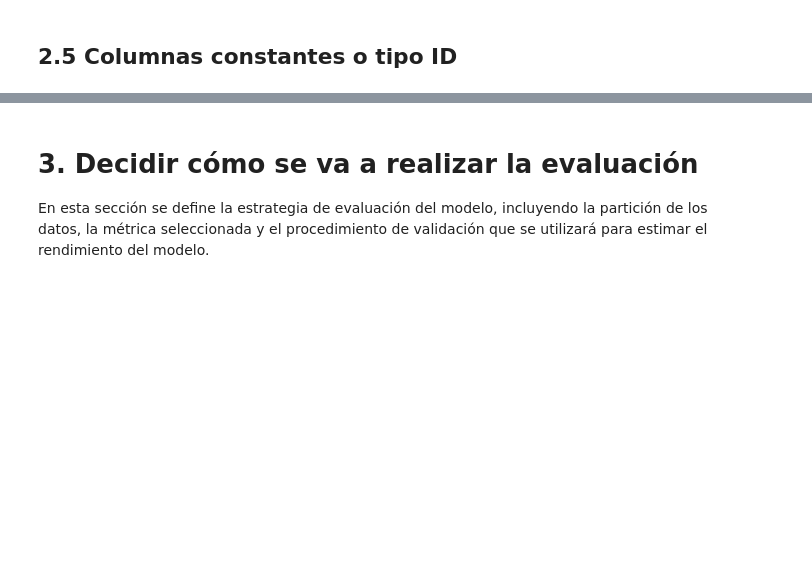
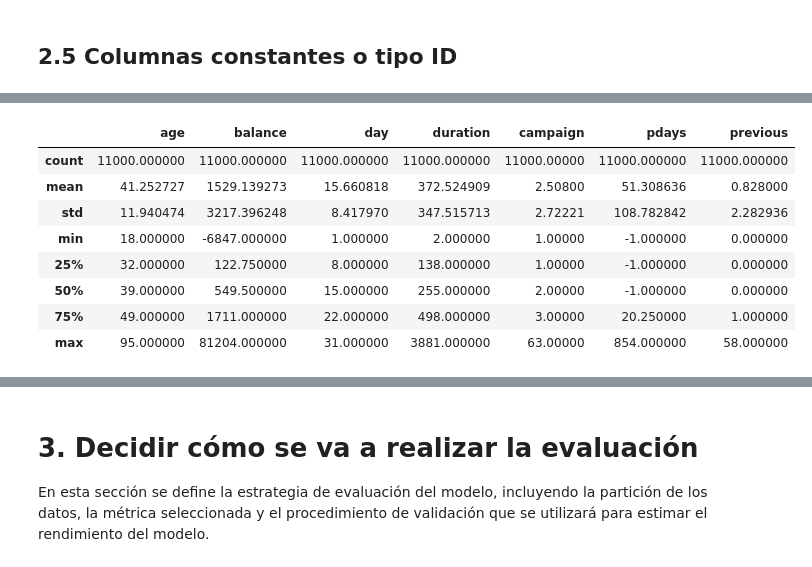
Before and after one commit to 100495785/Grupo17_Practica1, a Jupyter notebook: EDA_Practica1.ipynb, the cells around one changed output, grey strips where cells are left out. Cells and saved outputs as stored; diff of their text form; code cells hidden in the pictures; blank space fills up the shorter version.

```diff
--- a/EDA_Practica1.ipynb
+++ b/EDA_Practica1.ipynb
@@ -180,0 +198,12 @@ Por tanto, el dataset está ligeramente desbalanceado, aunque la diferencia entr
+# %%
+df[numerical_columns].describe()
+# %% [output]
+|  | age | balance | day | duration | campaign | pdays | previous |
+| count | 11000.000000 | 11000.000000 | 11000.000000 | 11000.000000 | 11000.00000 | 11000.000000 | 11000.000000 |
+| mean | 41.252727 | 1529.139273 | 15.660818 | 372.524909 | 2.50800 | 51.308636 | 0.828000 |
+| std | 11.940474 | 3217.396248 | 8.417970 | 347.515713 | 2.72221 | 108.782842 | 2.282936 |
+| min | 18.000000 | -6847.000000 | 1.000000 | 2.000000 | 1.00000 | -1.000000 | 0.000000 |
+| 25% | 32.000000 | 122.750000 | 8.000000 | 138.000000 | 1.00000 | -1.000000 | 0.000000 |
+| 50% | 39.000000 | 549.500000 | 15.000000 | 255.000000 | 2.00000 | -1.000000 | 0.000000 |
+| 75% | 49.000000 | 1711.000000 | 22.000000 | 498.000000 | 3.00000 | 20.250000 | 1.000000 |
+| max | 95.000000 | 81204.000000 | 31.000000 | 3881.000000 | 63.00000 | 854.000000 | 58.000000 |
```
Also changed, not shown: parts of 17 cells of this notebook.
